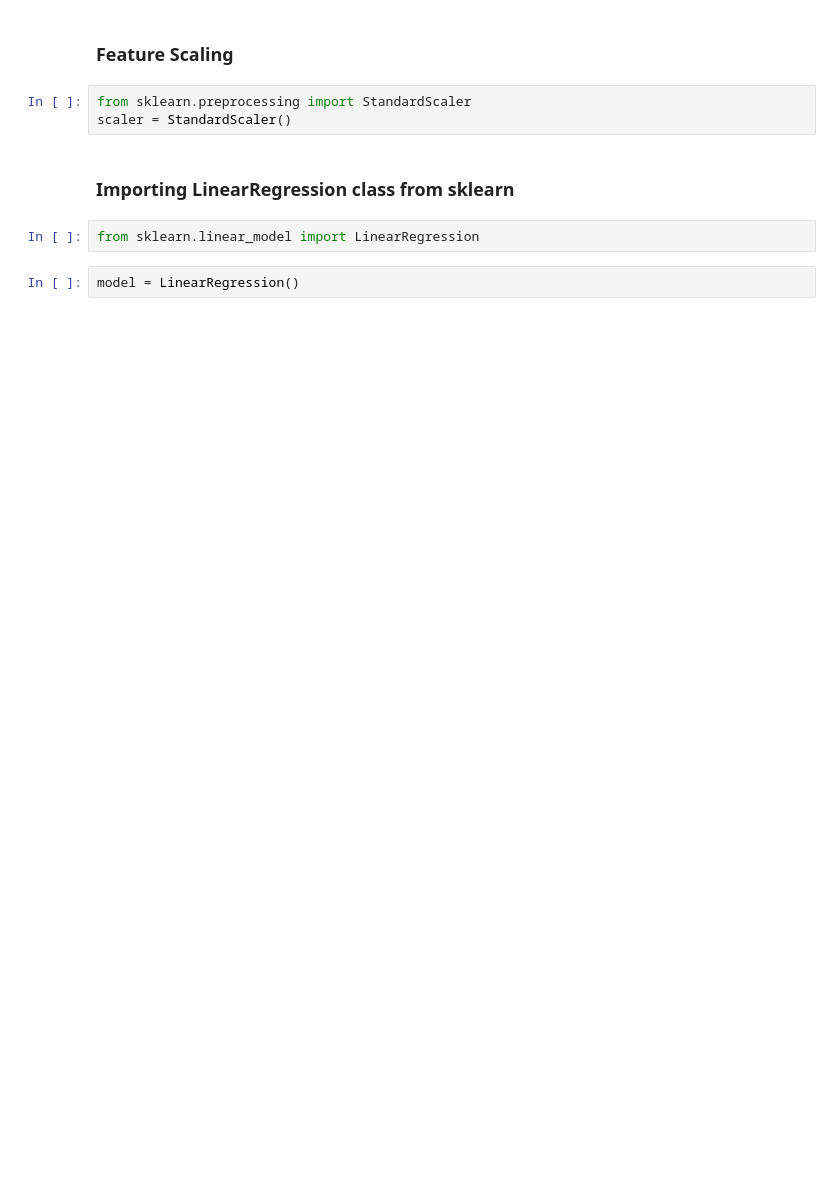
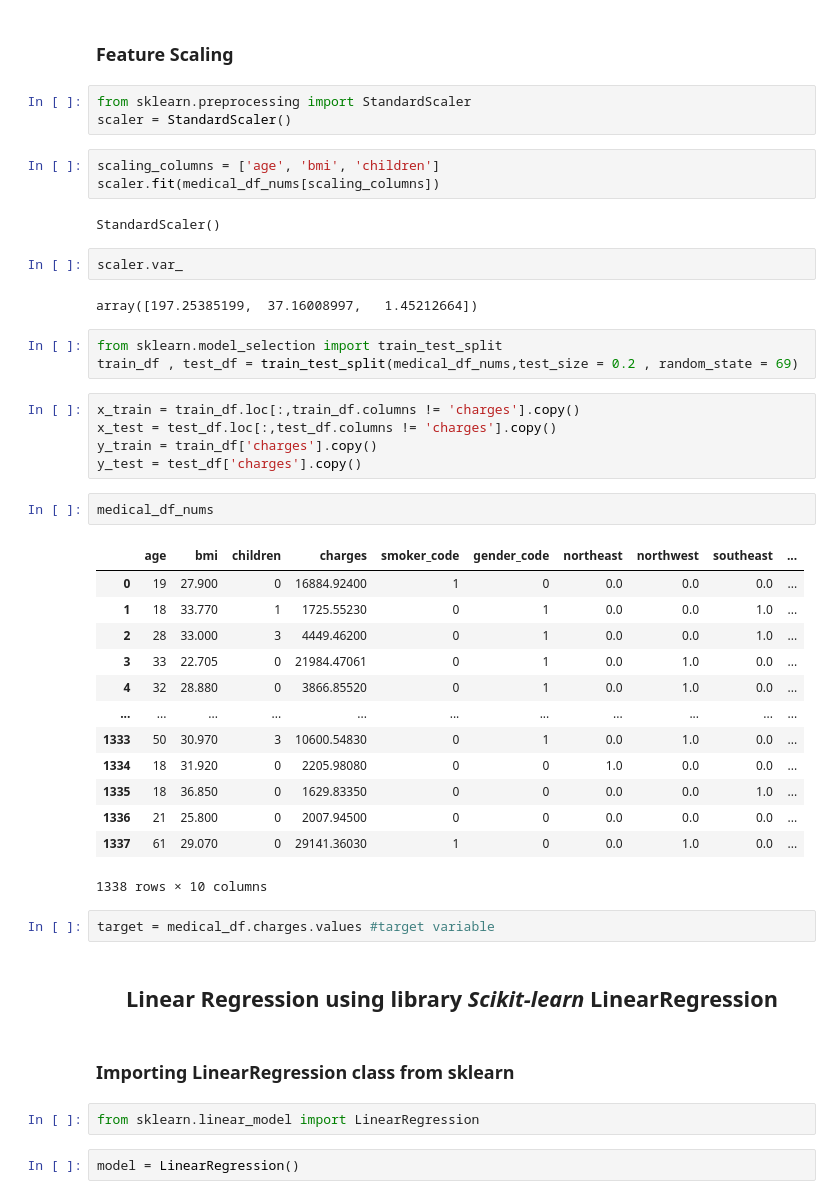
Before and after one commit to mankuuu/Medical-Insurance-Expenditure-Predictor, a Jupyter notebook: Insurance_Predictor.ipynb, the cells around one changed output. Drawn from its saved outputs; the diff is of its cells as text; blank space fills up the shorter version.

Commit message:
Just a random

```diff
--- a/Insurance_Predictor.ipynb
+++ b/Insurance_Predictor.ipynb
@@ -330,6 +311,43 @@ array([[19.  , 27.9 ,  0.  , ...,  0.  ,  0.  ,  1.  ],
 # %%
 from sklearn.preprocessing import StandardScaler
 scaler = StandardScaler()
+# %%
+scaling_columns = ['age', 'bmi', 'children']
+scaler.fit(medical_df_nums[scaling_columns])
+# %% [output]
+StandardScaler()
+# %%
+scaler.var_
+# %% [output]
+array([197.25385199,  37.16008997,   1.45212664])
+# %%
+from sklearn.model_selection import train_test_split
+train_df , test_df = train_test_split(medical_df_nums,test_size = 0.2 , random_state = 69)
+# %%
+x_train = train_df.loc[:,train_df.columns != 'charges'].copy()
+x_test = test_df.loc[:,test_df.columns != 'charges'].copy()
+y_train = train_df['charges'].copy()
+y_test = test_df['charges'].copy()
+# %%
+medical_df_nums
+# %% [output]
+|  | age | bmi | children | charges | smoker_code | gender_code | northeast | northwest | southeast | ... |
+| 0 | 19 | 27.900 | 0 | 16884.92400 | 1 | 0 | 0.0 | 0.0 | 0.0 | ... |
+| 1 | 18 | 33.770 | 1 | 1725.55230 | 0 | 1 | 0.0 | 0.0 | 1.0 | ... |
+| 2 | 28 | 33.000 | 3 | 4449.46200 | 0 | 1 | 0.0 | 0.0 | 1.0 | ... |
+| 3 | 33 | 22.705 | 0 | 21984.47061 | 0 | 1 | 0.0 | 1.0 | 0.0 | ... |
+| 4 | 32 | 28.880 | 0 | 3866.85520 | 0 | 1 | 0.0 | 1.0 | 0.0 | ... |
+| ... | ... | ... | ... | ... | ... | ... | ... | ... | ... | ... |
+| 1333 | 50 | 30.970 | 3 | 10600.54830 | 0 | 1 | 0.0 | 1.0 | 0.0 | ... |
+| 1334 | 18 | 31.920 | 0 | 2205.98080 | 0 | 0 | 1.0 | 0.0 | 0.0 | ... |
+| 1335 | 18 | 36.850 | 0 | 1629.83350 | 0 | 0 | 0.0 | 0.0 | 1.0 | ... |
+| 1336 | 21 | 25.800 | 0 | 2007.94500 | 0 | 0 | 0.0 | 0.0 | 0.0 | ... |
+| 1337 | 61 | 29.070 | 0 | 29141.36030 | 1 | 0 | 0.0 | 1.0 | 0.0 | ... |
+1338 rows × 10 columns
+# %%
+target = medical_df.charges.values #target variable
+# %% [markdown]
+<h2 align = center >Linear Regression using <b>library <i>Scikit-learn</i> LinearRegression</b></h2>
 # %% [markdown]
 <h3>Importing LinearRegression class from sklearn</h3>
 # %%
```
Also changed, not shown: parts of 18 cells of this notebook.
